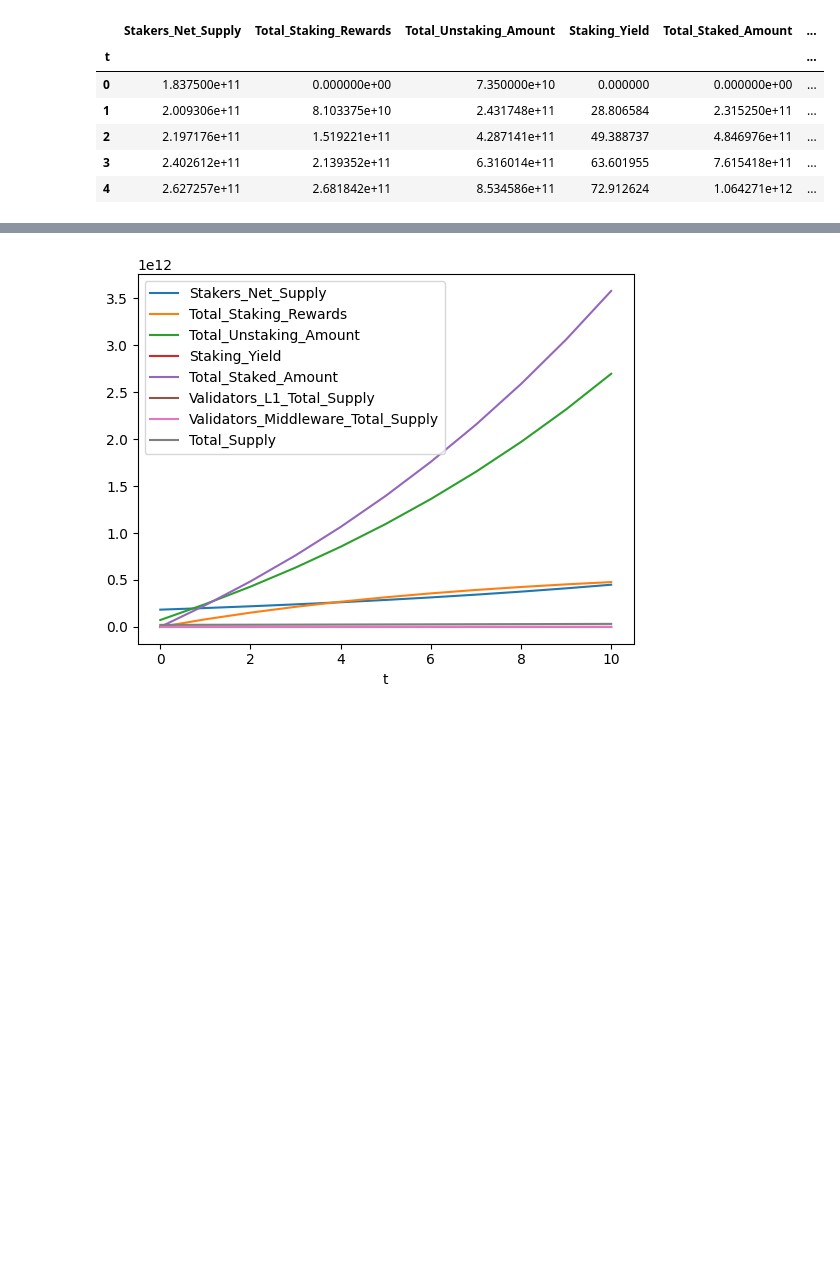
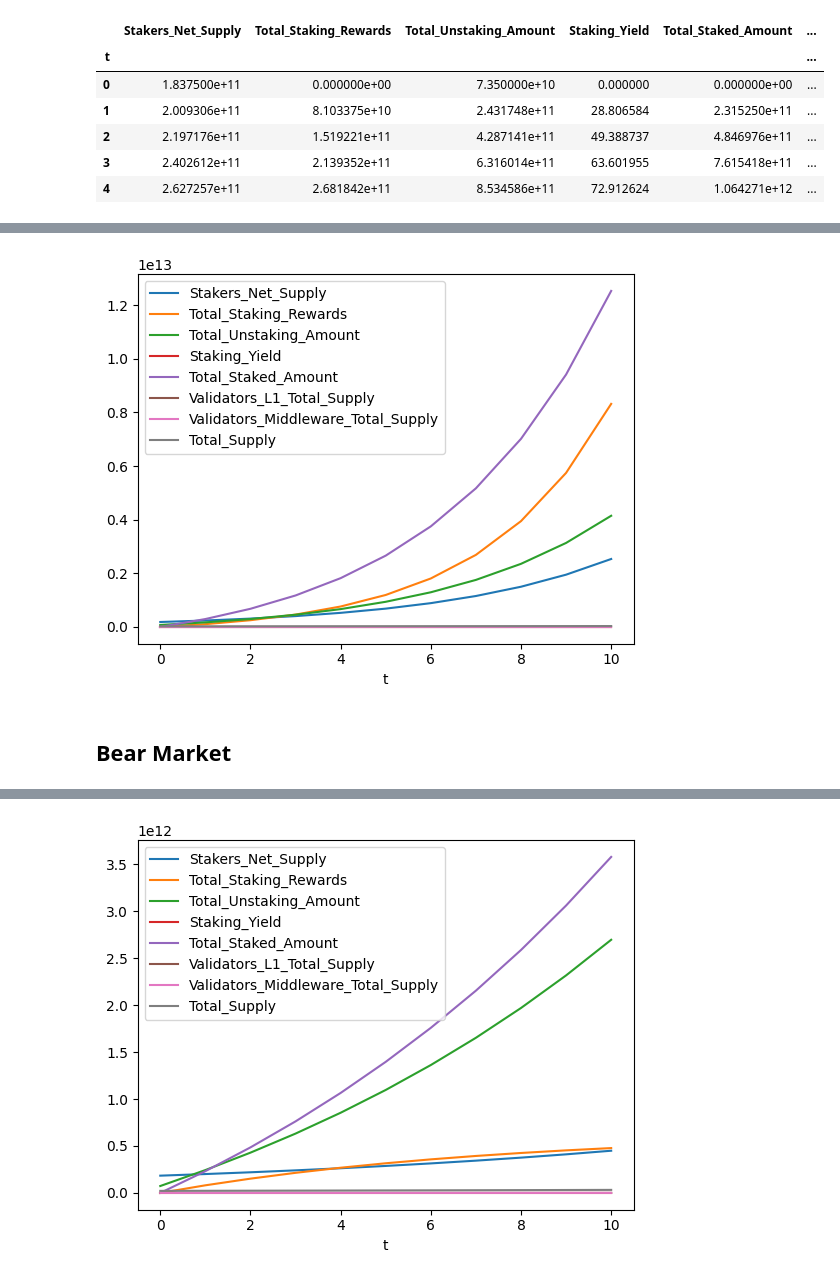
Before and after one commit to Zanyy2k/Babylon_Case_study, a Jupyter notebook: experiment/Babylon_case_study_template.ipynb, the cells around one changed output, grey strips where cells are left out. Cells and saved outputs as stored; diff of their text form; code cells hidden in the pictures; blank space fills up the shorter version.

Commit message:
add the logic for validator behavior in different market

```diff
--- a/experiment/Babylon_case_study_template.ipynb
+++ b/experiment/Babylon_case_study_template.ipynb
@@ -264,0 +266,12 @@ results.variables.OHM.head()
+# %%
+# Create and run the model for 10 years with bull market
+simulation_duration = 10
+market_condition = 'bull'
+
+parameters = {
+    'economic_outlook_scenarios': market_condition,
+    'steps': simulation_duration
+}
+
+model = OHM(parameters)
+bull_results = model.run()
@@ -264,0 +294,7 @@ results.variables.OHM.head()
+# %%
+data = bull_results.variables.OHM
+ax = data.plot()
+# %% [output]
+[figure, added]
+# %% [markdown]
+## Bear Market
```
Also changed, not shown: parts of 14 cells of this notebook, 1 other file.
